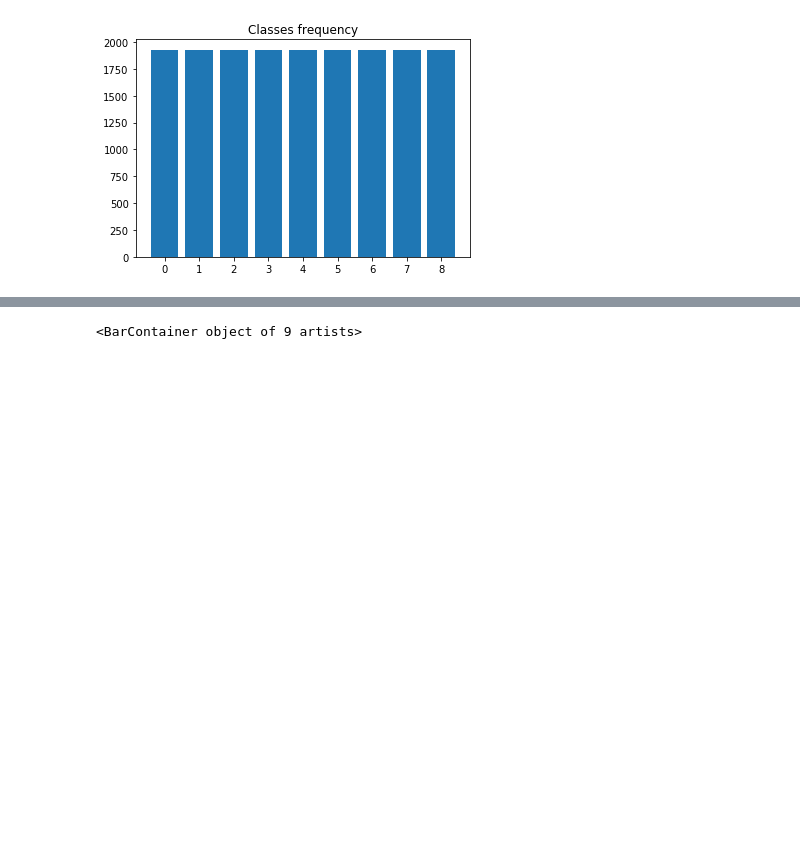
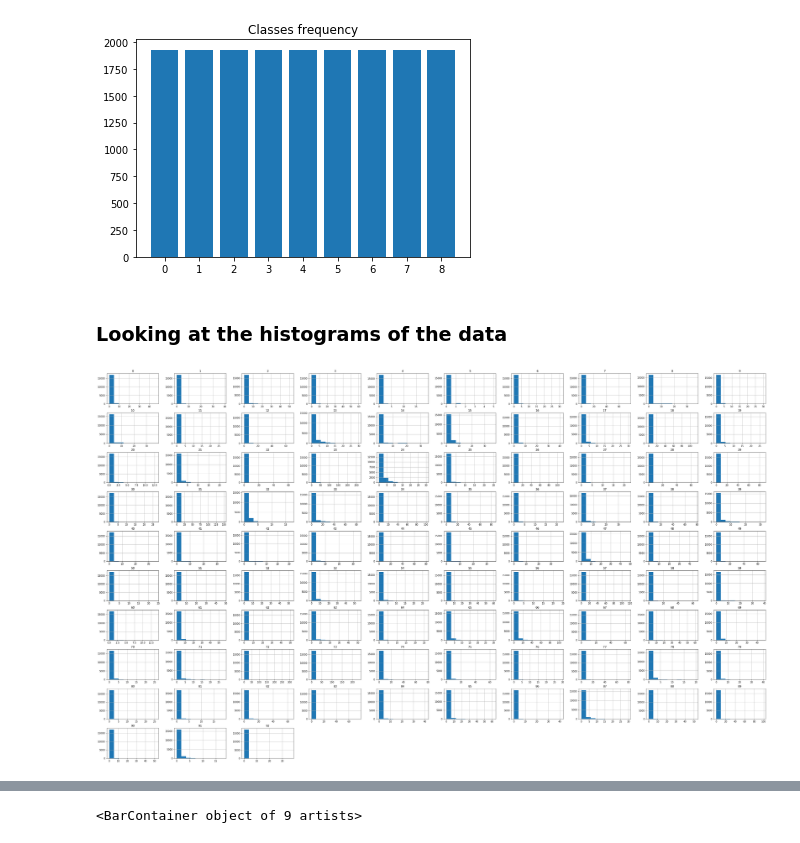
Before and after one commit to abdelrahmanYaseen/ML_HW2, a Jupyter notebook: Otto.ipynb, the cells around one changed output, grey strips where cells are left out. Saved outputs shown, nothing was run; the diff lists cells and outputs as text; code cells hidden in the pictures; blank space fills up the shorter version.

```diff
--- a/Otto.ipynb
+++ b/Otto.ipynb
@@ -74,7 +67,9 @@
 from imblearn.under_sampling import RandomUnderSampler
 rus = RandomUnderSampler(random_state=0)
 rus.fit(X_scaled, Y)
-X_undersampled, Y_undersampled = rus.fit_resample(X, Y)
+X_undersampled_np, Y_undersampled_np = rus.fit_resample(X, Y)
+X_undersampled_df = pd.DataFrame(X_undersampled_np)
+Y_undersampled_df = pd.DataFrame(Y_undersampled_np)
 # %%
 plt.xticks(range(9))
 plt.title("Classes frequency")
@@ -89,0 +87,7 @@ X_oversampled, Y_oversampled = rus.fit_resample(X, Y)
+# %% [markdown]
+### Looking at the histograms of the data
+# %%
+fig = X_undersampled_df.hist(figsize=(50, 30))
+# [x.title.set_size(50) for x in fig.ravel()]
+# %% [output]
+[figure, added]
```
Also changed, not shown: parts of 14 cells of this notebook.
